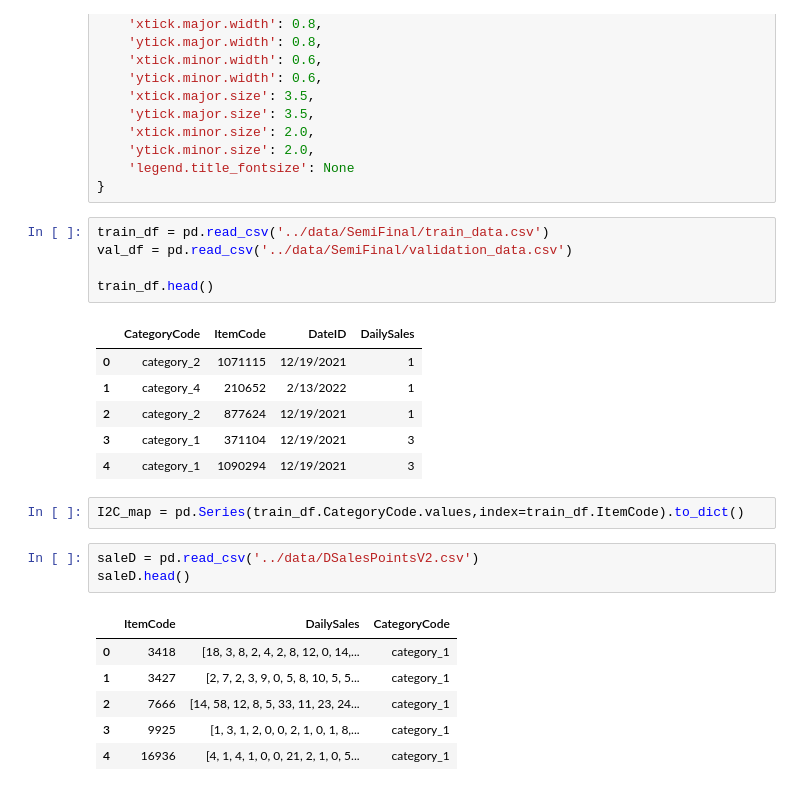
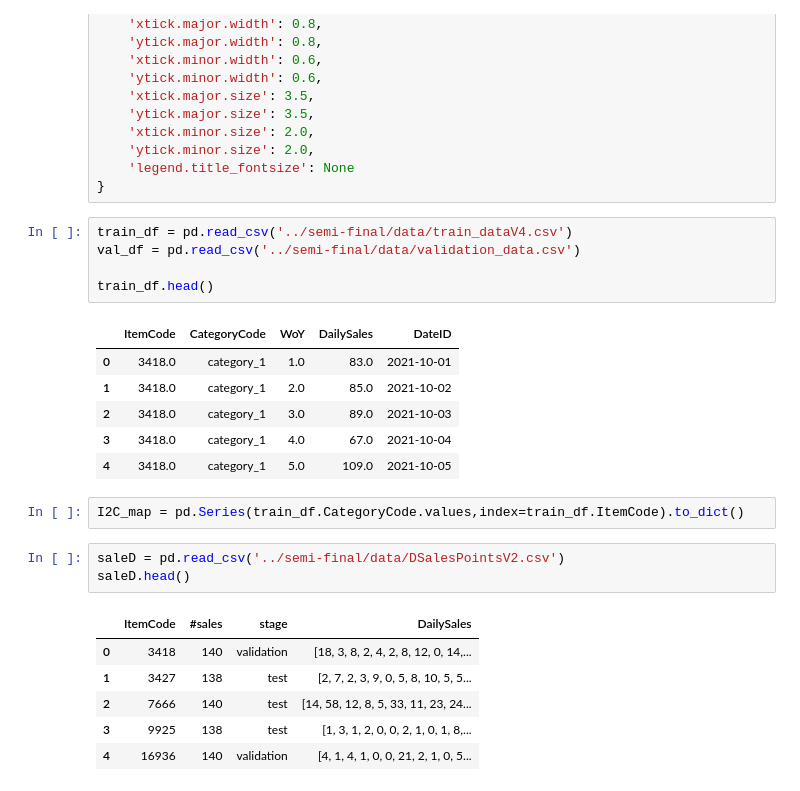
Before and after one commit to BoTZ-TND/DataStorm-2022, a Jupyter notebook: notebooks/promotiondatavis.ipynb, the cells around one changed output. Drawn from its saved outputs; the diff is of its cells as text.

```diff
--- a/notebooks/promotiondatavis.ipynb
+++ b/notebooks/promotiondatavis.ipynb
@@ -29,27 +29,27 @@ snsC = {
     'legend.title_fontsize': None
 }
 # %%
-train_df = pd.read_csv('../data/SemiFinal/train_data.csv')
-val_df = pd.read_csv('../data/SemiFinal/validation_data.csv')
+train_df = pd.read_csv('../semi-final/data/train_dataV4.csv')
+val_df = pd.read_csv('../semi-final/data/validation_data.csv')
 
 train_df.head()
 # %% [output]
-|  | CategoryCode | ItemCode | DateID | DailySales |
-| 0 | category_2 | 1071115 | 12/19/2021 | 1 |
-| 1 | category_4 | 210652 | 2/13/2022 | 1 |
-| 2 | category_2 | 877624 | 12/19/2021 | 1 |
-| 3 | category_1 | 371104 | 12/19/2021 | 3 |
-| 4 | category_1 | 1090294 | 12/19/2021 | 3 |
+|  | ItemCode | CategoryCode | WoY | DailySales | DateID |
+| 0 | 3418.0 | category_1 | 1.0 | 83.0 | 2021-10-01 |
+| 1 | 3418.0 | category_1 | 2.0 | 85.0 | 2021-10-02 |
+| 2 | 3418.0 | category_1 | 3.0 | 89.0 | 2021-10-03 |
+| 3 | 3418.0 | category_1 | 4.0 | 67.0 | 2021-10-04 |
+| 4 | 3418.0 | category_1 | 5.0 | 109.0 | 2021-10-05 |
 # %%
 I2C_map = pd.Series(train_df.CategoryCode.values,index=train_df.ItemCode).to_dict()
 # %%
-saleD = pd.read_csv('../data/DSalesPointsV2.csv')
+saleD = pd.read_csv('../semi-final/data/DSalesPointsV2.csv')
 saleD.head()
 # %% [output]
-|  | ItemCode | DailySales | CategoryCode |
-| 0 | 3418 | [18, 3, 8, 2, 4, 2, 8, 12, 0, 14,... | category_1 |
-| 1 | 3427 | [2, 7, 2, 3, 9, 0, 5, 8, 10, 5, 5... | category_1 |
-| 2 | 7666 | [14, 58, 12, 8, 5, 33, 11, 23, 24... | category_1 |
-| 3 | 9925 | [1, 3, 1, 2, 0, 0, 2, 1, 0, 1, 8,... | category_1 |
-| 4 | 16936 | [4, 1, 4, 1, 0, 0, 21, 2, 1, 0, 5... | category_1 |
+|  | ItemCode | #sales | stage | DailySales |
+| 0 | 3418 | 140 | validation | [18, 3, 8, 2, 4, 2, 8, 12, 0, 14,... |
+| 1 | 3427 | 138 | test | [2, 7, 2, 3, 9, 0, 5, 8, 10, 5, 5... |
+| 2 | 7666 | 140 | test | [14, 58, 12, 8, 5, 33, 11, 23, 24... |
+| 3 | 9925 | 138 | test | [1, 3, 1, 2, 0, 0, 2, 1, 0, 1, 8,... |
+| 4 | 16936 | 140 | validation | [4, 1, 4, 1, 0, 0, 21, 2, 1, 0, 5... |
 # %%
```
Also changed, not shown: parts of 5 cells of this notebook, 1 other file.
